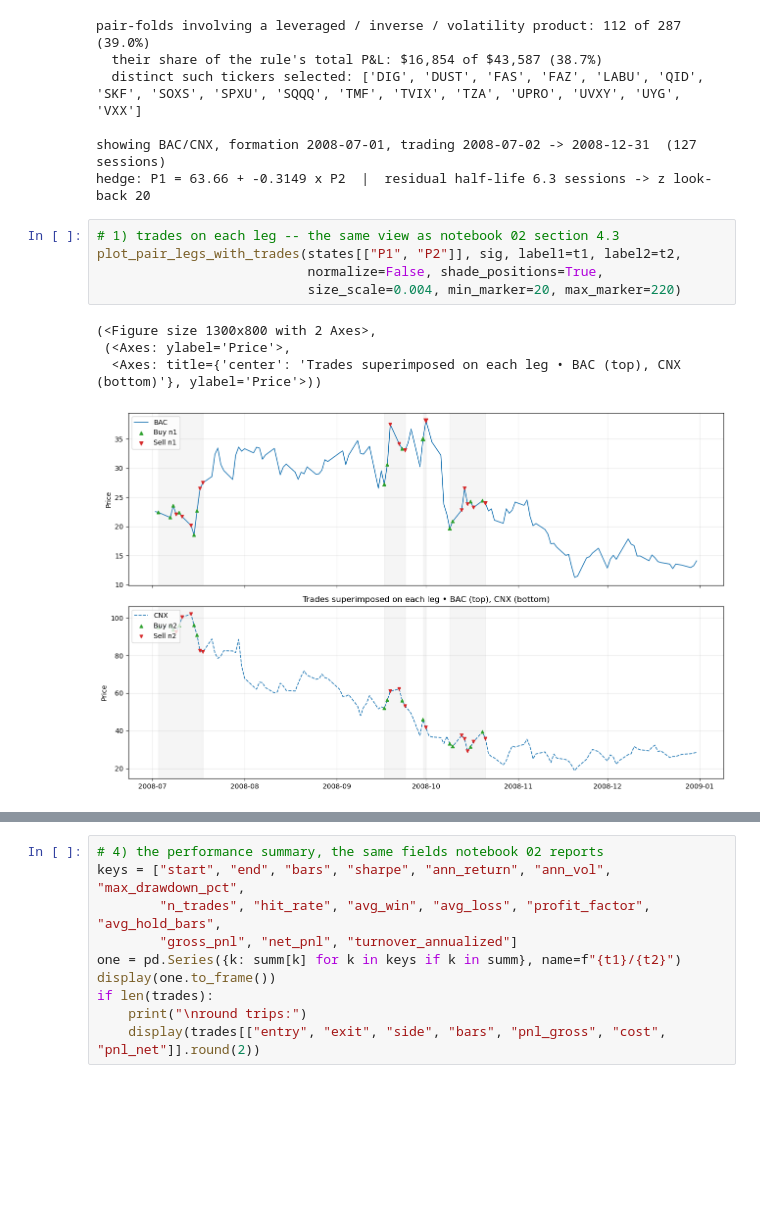
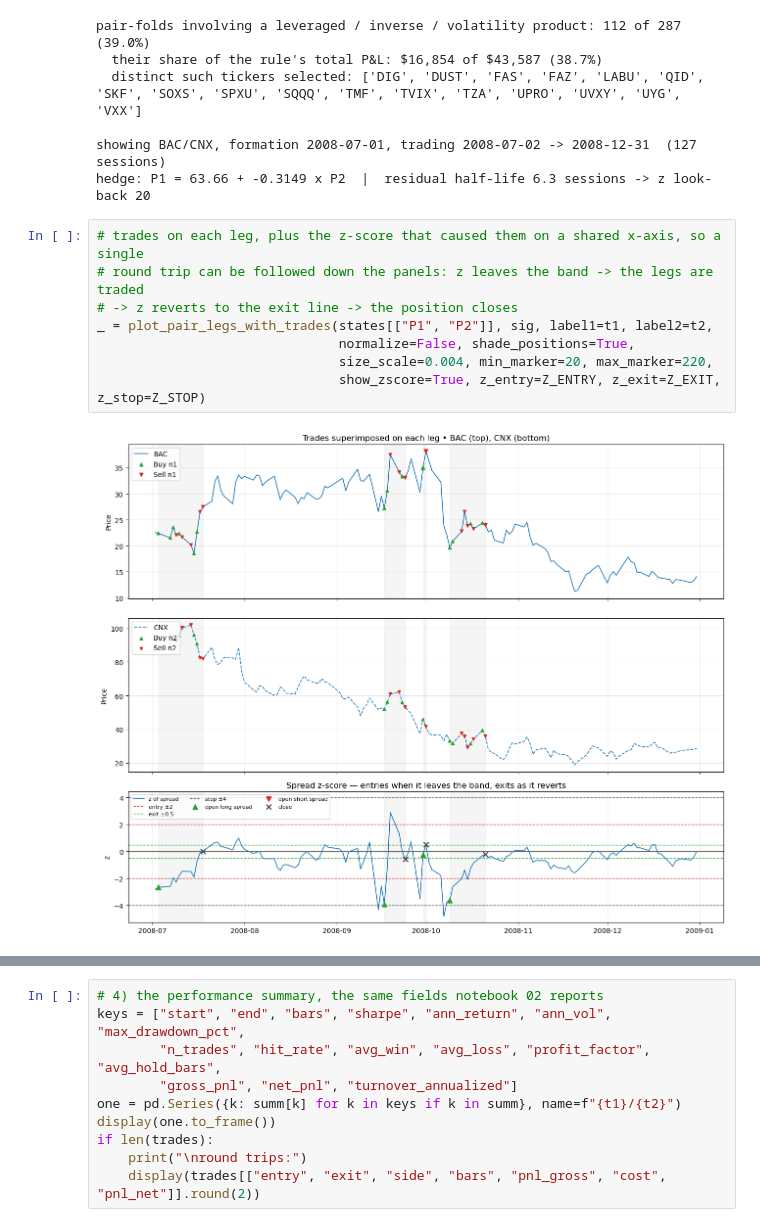
Before and after one commit to mengrenman/dynamic-hedge-pairs-trading, a Jupyter notebook: notebooks/pairs_trading_09_daily_portfolio.ipynb, the cells around one changed output, grey strips where cells are left out. Saved outputs shown, nothing was run; the diff lists cells and outputs as text; blank space fills up the shorter version.

```diff
--- a/notebooks/pairs_trading_09_daily_portfolio.ipynb
+++ b/notebooks/pairs_trading_09_daily_portfolio.ipynb
@@ -346,12 +346,12 @@ pair-folds involving a leveraged / inverse / volatility product: 112 of 287 (39.
 showing BAC/CNX, formation 2008-07-01, trading 2008-07-02 -> 2008-12-31  (127 sessions)
 hedge: P1 = 63.66 + -0.3149 x P2  |  residual half-life 6.3 sessions -> z look-back 20
 # %%
-# 1) trades on each leg -- the same view as notebook 02 section 4.3
-plot_pair_legs_with_trades(states[["P1", "P2"]], sig, label1=t1, label2=t2,
-                           normalize=False, shade_positions=True,
-                           size_scale=0.004, min_marker=20, max_marker=220)
+# trades on each leg, plus the z-score that caused them on a shared x-axis, so a single
+# round trip can be followed down the panels: z leaves the band -> the legs are traded
+# -> z reverts to the exit line -> the position closes
+_ = plot_pair_legs_with_trades(states[["P1", "P2"]], sig, label1=t1, label2=t2,
+                               normalize=False, shade_positions=True,
+                               size_scale=0.004, min_marker=20, max_marker=220,
+                               show_zscore=True, z_entry=Z_ENTRY, z_exit=Z_EXIT, z_stop=Z_STOP)
 # %% [output]
-(<Figure size 1300x800 with 2 Axes>,
- (<Axes: ylabel='Price'>,
-  <Axes: title={'center': 'Trades superimposed on each leg • BAC (top), CNX (bottom)'}, ylabel='Price'>))
-[figure, old version]
+[figure, new version]
```
Also changed, not shown: parts of 3 cells of this notebook, 4 other files.
